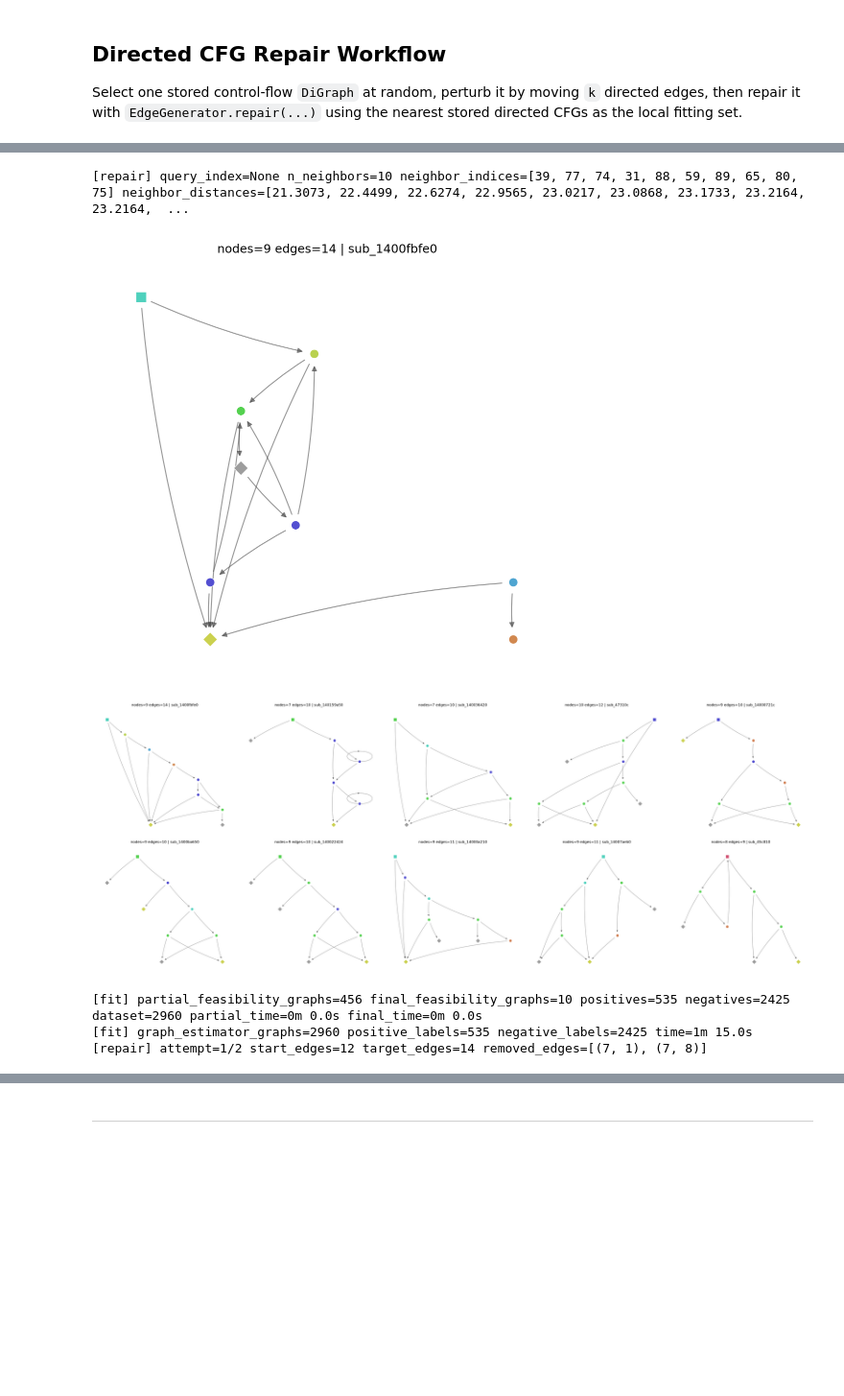
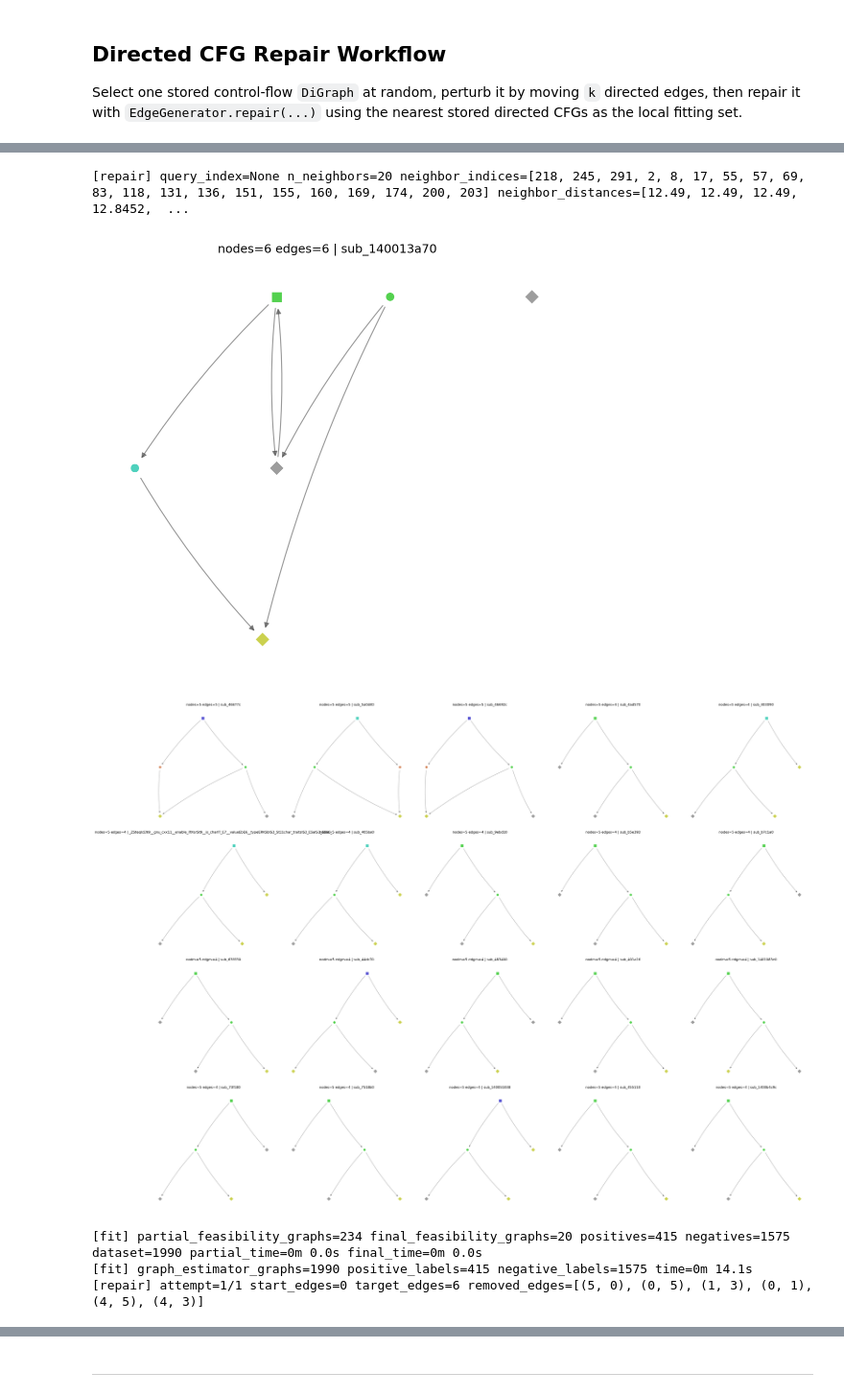
Before and after one commit to fabriziocosta/abstractgraph-generative, a Jupyter notebook: notebooks/examples/example_edge_generator_repair_directed_cfg.ipynb, the cells around one changed output, grey strips where cells are left out. Shown at 96% size. Saved outputs shown, nothing was run; the diff lists cells and outputs as text; code cells hidden in the pictures; blank space fills up the shorter version.

```diff
--- a/notebooks/examples/example_edge_generator_repair_directed_cfg.ipynb
+++ b/notebooks/examples/example_edge_generator_repair_directed_cfg.ipynb
@@ -190,7 +190,7 @@ DATASET_PATH = Path(
 )
 
 dataset_name = DATASET_PATH.stem
-size = 100
+size = 300
 min_num_nodes = 5
 max_num_nodes = 10
 USE_TARGETS = False
@@ -230,4 +230,4 @@ if USE_TARGETS:
 else:
     print("targets disabled")
 
-display_graphs(graphs[:6], n_graphs_per_line=3)
+_ = display_graphs(graphs[:10], n_graphs_per_line=5)
@@ -234,5 +246,5 @@ display_graphs(graphs[:6], n_graphs_per_line=3)
 # %%
-estimator_decomposition_function = add(neighborhood(radius=(1, 2)), cycle(), tree())
+estimator_decomposition_function = add(neighborhood(radius=(1, 2)), path(number_of_edges=3))
 
 
 def make_graph_transformer():
@@ -340,7 +356,7 @@ idx = random.randrange(len(graphs))
 graph = graphs[idx]
 repair_target = targets[idx] if USE_TARGETS else None
 
-k = 4
+k = 2
 perturb_seed = 0
 
 
@@ -381,29 +397,29 @@ perturbed_directed = True
 # %%
 %%time
-n_neighbors = 10
+n_neighbors = 20
 repair_path = generator.repair(
     perturbed_graph,
     n_neighbors=n_neighbors,
     target=repair_target,
     target_lambda=0.5,
     return_path=True,
     draw_graphs_fn=lambda graphs, **kwargs: display_graphs(graphs, n_graphs_per_line=5, **kwargs),
 )
 
 print(f"repair_path_length = {len(repair_path)}")
 if len(repair_path) > 0:
     print(f"final_n_edges = {repair_path[-1].number_of_edges()}")
     display_graphs(repair_path, n_graphs_per_line=5)
     print("Original and perturbed graphs:")
     display_graphs([graph, perturbed_graph], n_graphs_per_line=2, titles=["original", "perturbed"])
     print("Repaired graph:")
     display_graphs([repair_path[-1]], n_graphs_per_line=1, titles=["repaired"])
     print("Repair training set:")
     display_graphs(generator.last_repair_training_graphs_, n_graphs_per_line=5)
 # %% [output]
-[repair] query_index=None n_neighbors=10 neighbor_indices=[39, 77, 74, 31, 88, 59, 89, 65, 80, 75] neighbor_distances=[21.3073, 22.4499, 22.6274, 22.9565, 23.0217, 23.0868, 23.1733, 23.2164, 23.2164,  ...
+[repair] query_index=None n_neighbors=20 neighbor_indices=[218, 245, 291, 2, 8, 17, 55, 57, 69, 83, 118, 131, 136, 151, 155, 160, 169, 174, 200, 203] neighbor_distances=[12.49, 12.49, 12.49, 12.8452,  ...
-[figure, old version]
+[figure, new version]
-[figure, old version]
+[figure, new version]
-[fit] partial_feasibility_graphs=456 final_feasibility_graphs=10 positives=535 negatives=2425 dataset=2960 partial_time=0m 0.0s final_time=0m 0.0s
-[fit] graph_estimator_graphs=2960 positive_labels=535 negative_labels=2425 time=1m 15.0s
-[repair] attempt=1/2 start_edges=12 target_edges=14 removed_edges=[(7, 1), (7, 8)]
+[fit] partial_feasibility_graphs=234 final_feasibility_graphs=20 positives=415 negatives=1575 dataset=1990 partial_time=0m 0.0s final_time=0m 0.0s
+[fit] graph_estimator_graphs=1990 positive_labels=415 negative_labels=1575 time=0m 14.1s
+[repair] attempt=1/1 start_edges=0 target_edges=6 removed_edges=[(5, 0), (0, 5), (1, 3), (0, 1), (4, 5), (4, 3)]
```
Also changed, not shown: parts of 4 cells of this notebook, 4 other files.
